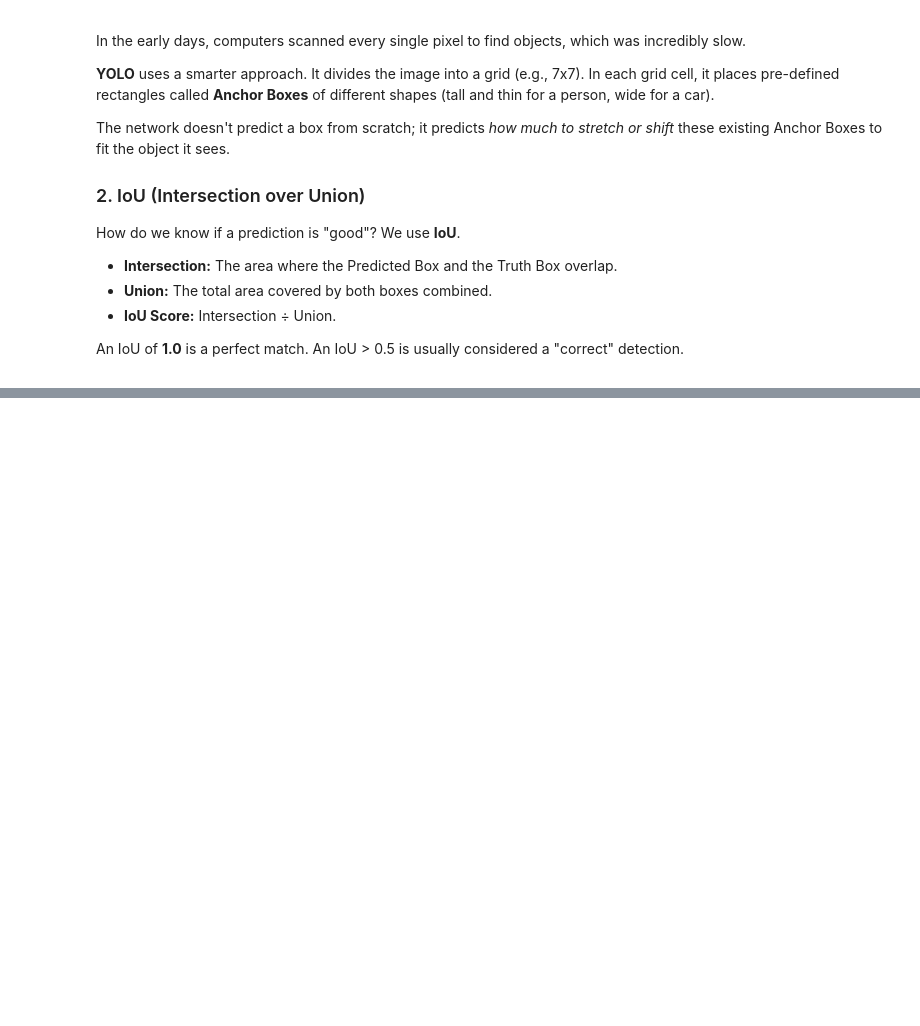
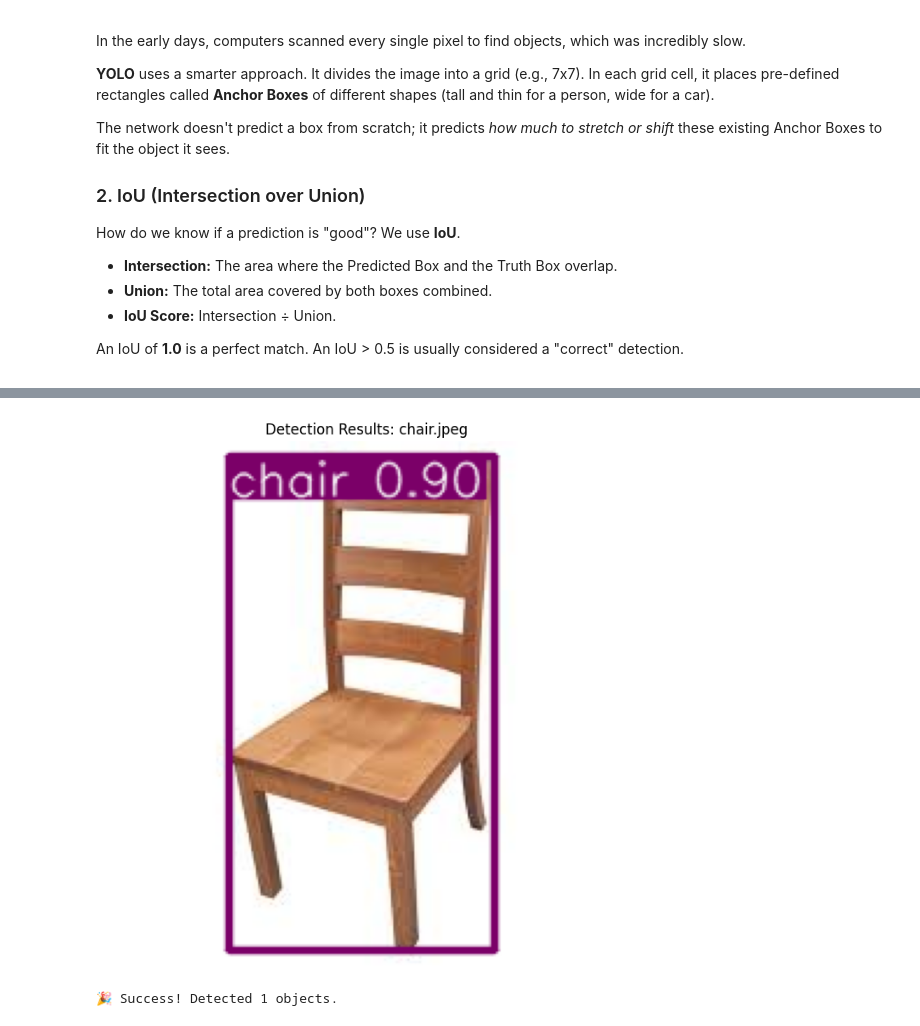
Before and after one commit to helia-mirhosseini/AI_Course, a Jupyter notebook: chapter3/04_Object_Detection_YOLO.ipynb, the cells around one changed output, grey strips where cells are left out. Drawn from its saved outputs; the diff is of its cells as text; code cells hidden in the pictures; blank space fills up the shorter version.

Commit message:
finishing 04_Object_Detection_YOLO.ipynb

```diff
--- a/chapter3/04_Object_Detection_YOLO.ipynb
+++ b/chapter3/04_Object_Detection_YOLO.ipynb
@@ -267,0 +580,41 @@ Update Settings with 'yolo settings key=value', i.e. 'yolo settings runs_dir=pat
+# %%
+import cv2
+import matplotlib.pyplot as plt
+from ultralytics import YOLO
+
+# 1. Load Model
+model = YOLO('yolov8m.pt')
+
+# 2. SELECT YOUR IMAGE
+# Change this to the exact name of the photo you dragged into the sidebar
+image_path = "chair.jpeg"
+
+# 3. Run Inference
+try:
+    # Read image
+    img = cv2.imread(image_path)
+
+    # Check if image loaded correctly
+    if img is None:
+        print(f"❌ Error: Could not find file named '{image_path}'. Check the name!")
+    else:
+        # Run YOLO
+        results = model.predict(source=img, conf=0.25, device=device, verbose=False)
+
+        # Visualize
+        res_plotted = results[0].plot()
+        res_rgb = cv2.cvtColor(res_plotted, cv2.COLOR_BGR2RGB)
+
+        plt.figure(figsize=(12, 8))
+        plt.imshow(res_rgb)
+        plt.axis('off')
+        plt.title(f"Detection Results: {image_path}")
+        plt.show()
+
+        print(f"🎉 Success! Detected {len(results[0].boxes)} objects.")
+
+except Exception as e:
+    print(f"An error occurred: {e}")
+# %% [output]
+[figure, added]
+🎉 Success! Detected 1 objects.
```
Also changed, not shown: parts of 6 cells of this notebook, 2 other files.
